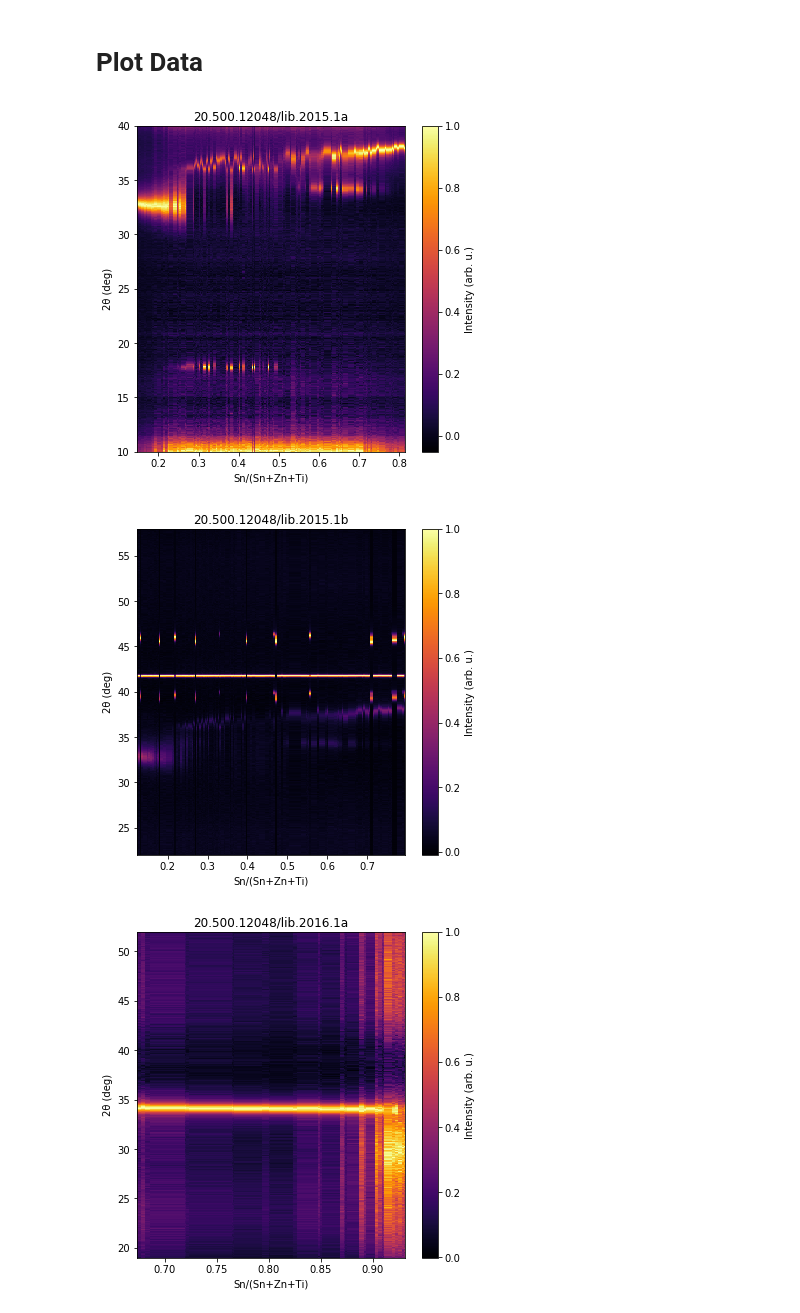
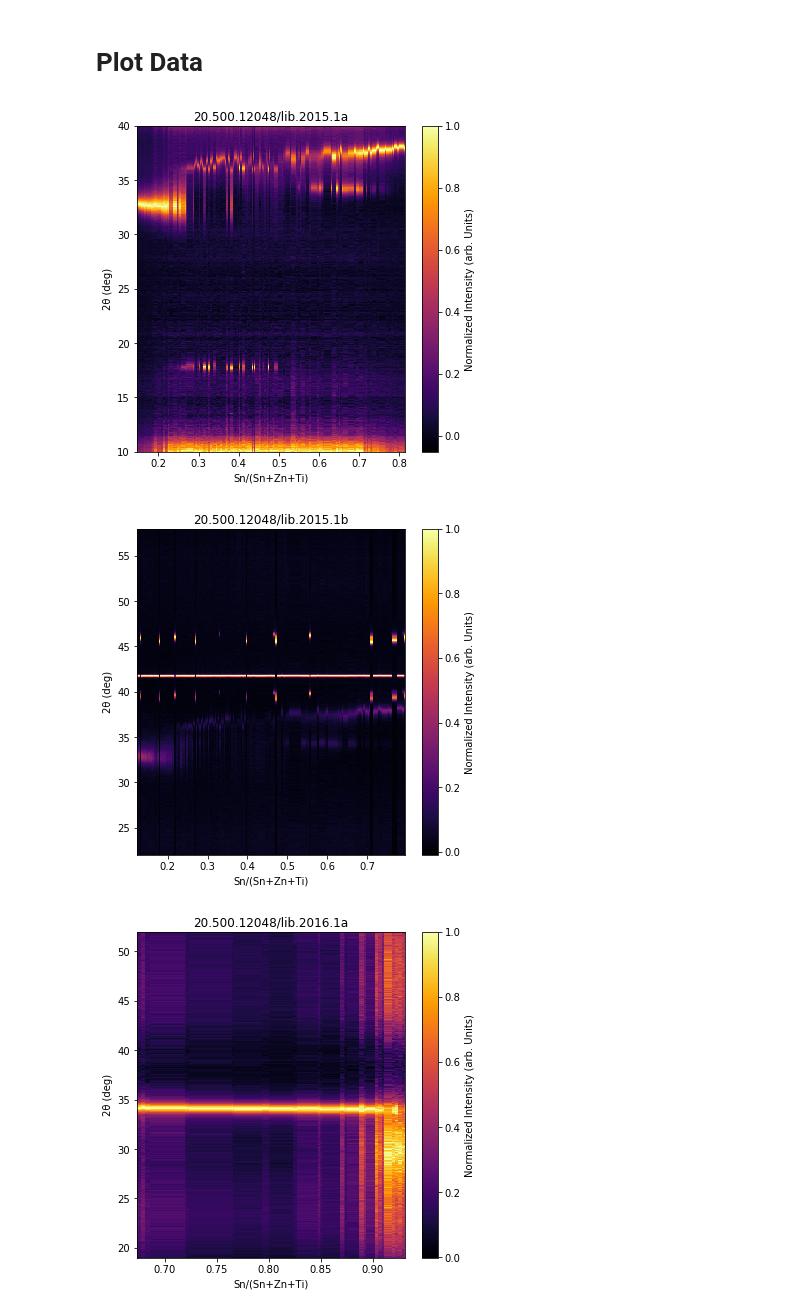
Before and after one commit to usnistgov/NIST-NREL-Interlaboratory-Figures, a Jupyter notebook: xrd-heat-map-composition-sorted.ipynb, the cells around one changed output. Saved outputs shown, nothing was run; the diff lists cells and outputs as text; code cells hidden in the pictures.

```diff
--- a/xrd-heat-map-composition-sorted.ipynb
+++ b/xrd-heat-map-composition-sorted.ipynb
@@ -176,34 +176,34 @@ for lib_id,library in libraries.items():
 
     lib_Sn_list = lib_df['Sn'].tolist()
     lib_xrd_list = lib_df['xrd'].tolist()
     lib_theta_list = xrd_patterns[lib_xrd_list[0]]['data']['angle-2-theta']['value']
 
     xrd_mat = list()
     for xrd in lib_xrd_list:
         pattern = np.array(xrd_patterns[xrd]['data']['intensity']['value'])
         bg = snip_method(pattern,0.0,1.0,0.0,iter_num=20)
         pattern_bg_sub = pattern - bg
         pattern_norm = pattern_bg_sub/max(pattern_bg_sub)
         xrd_mat.append(list(pattern_norm))
 
 
     xrd_mat_np = np.array(xrd_mat)
     xrd_mat_np_T = np.transpose(xrd_mat_np)
 
     X,Y = np.meshgrid(lib_Sn_list,lib_theta_list)
     Z = xrd_mat_np_T
 
     plt.figure(figsize=(6,6))
     plt.pcolormesh(X,Y,Z,cmap='inferno',linewidth=0,rasterized=True)
     plt.xlabel('Sn/(Sn+Zn+Ti)')
     plt.ylabel('2θ (deg)')
     cbar = plt.colorbar()
-    cbar.set_label('Intensity (arb. u.)',rotation=90)
+    cbar.set_label('Normalized Intensity (arb. Units)',rotation=90)
     plt.title(lib_id)
     f_name = 'xrd-Sn-'+lib_id.replace('20.500.12048/','')+'.pdf'
     plt.savefig(f_name, bbox_inches='tight')
     plt.show()
 # %% [output]
-[figure, old version]
+[figure, new version]
-[figure, old version]
+[figure, new version]
-[figure, old version]
+[figure, new version]
```
Also changed, not shown: parts of 4 cells of this notebook, 18 other files.
